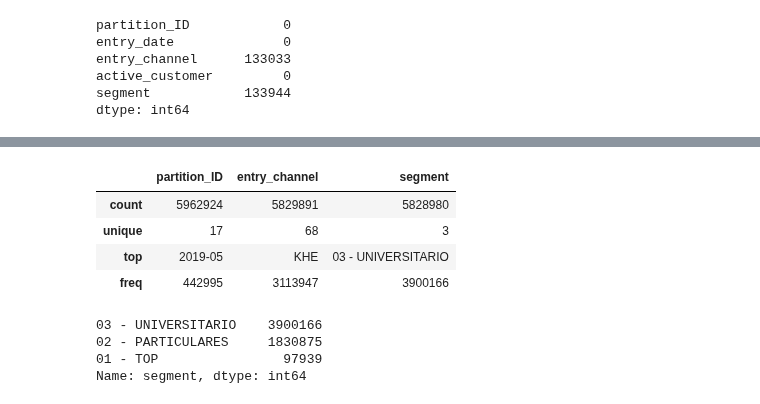
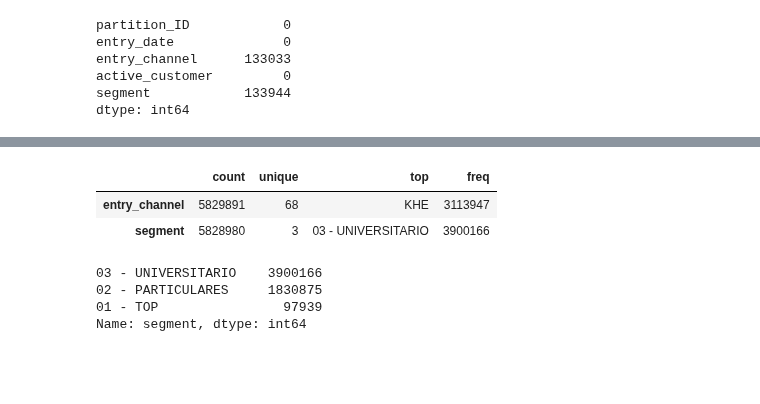
Before and after one commit to RicardColomOrero/easymoney, a Jupyter notebook: Easymoney_Ricard.ipynb, the cells around one changed output, grey strips where cells are left out. Cells and saved outputs as stored; diff of their text form; code cells hidden in the pictures; blank space fills up the shorter version.

```diff
--- a/Easymoney_Ricard.ipynb
+++ b/Easymoney_Ricard.ipynb
@@ -498,6 +493,8 @@ customer_commercial_activity_1.set_index('customer_ID',inplace=True)
 #customer_commercial_activity_1['active_customer']=customer_commercial_activity_1['active_customer'].astype(bool)
 # %%
 customer_commercial_activity_1['entry_date']=pd.to_datetime(customer_commercial_activity_1['entry_date'])
+# %%
+customer_commercial_activity_1['partition_ID']=pd.to_datetime(customer_commercial_activity_1['partition_ID'])
 # %%
 customer_commercial_activity_1.head()
 # %% [output]
@@ -526,13 +524,11 @@ customer_commercial_activity_1.describe(exclude = ['object']).T
 | entry_date | 5962924 | 53 | 2016-10-01 | 382473 | 2015-01-01 | 2019-05-01 | NaN | NaN | NaN | NaN | NaN | ... |
 | active_customer | 5962924.0 | NaN | NaT | NaN | NaT | NaT | 0.403384 | 0.490577 | 0.0 | 0.0 | 0.0 | ... |
 # %%
-customer_commercial_activity_1.describe(include = ['object'])
+customer_commercial_activity_1.describe(include = ['object']).T
 # %% [output]
-|  | partition_ID | entry_channel | segment |
-| count | 5962924 | 5829891 | 5828980 |
-| unique | 17 | 68 | 3 |
-| top | 2019-05 | KHE | 03 - UNIVERSITARIO |
-| freq | 442995 | 3113947 | 3900166 |
+|  | count | unique | top | freq |
+| entry_channel | 5829891 | 68 | KHE | 3113947 |
+| segment | 5828980 | 3 | 03 - UNIVERSITARIO | 3900166 |
 # %%
 customer_commercial_activity_1['segment'].value_counts()
 # %% [output]
```
Also changed, not shown: parts of 29 cells of this notebook.
